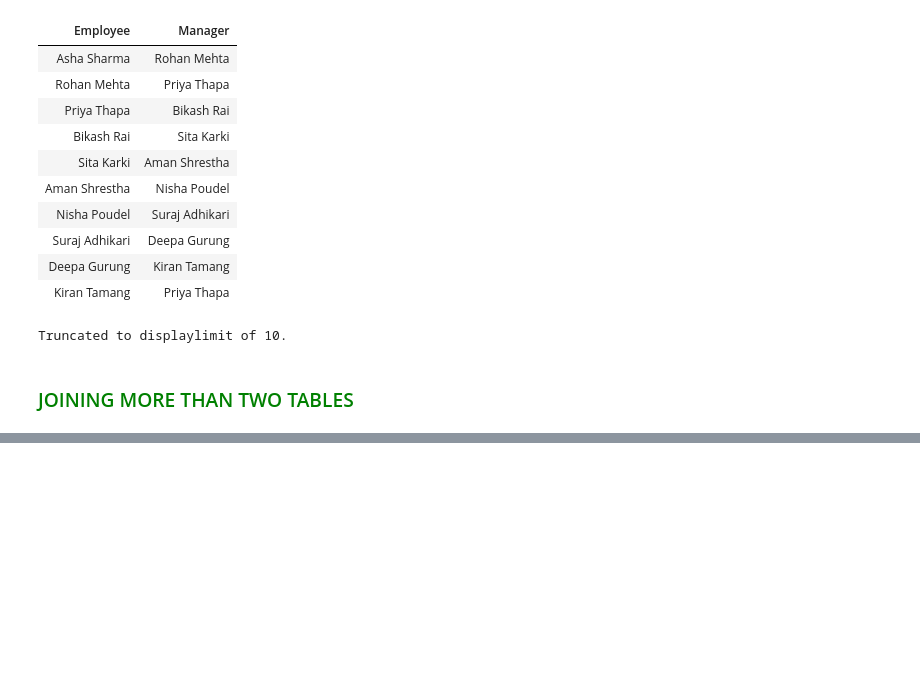
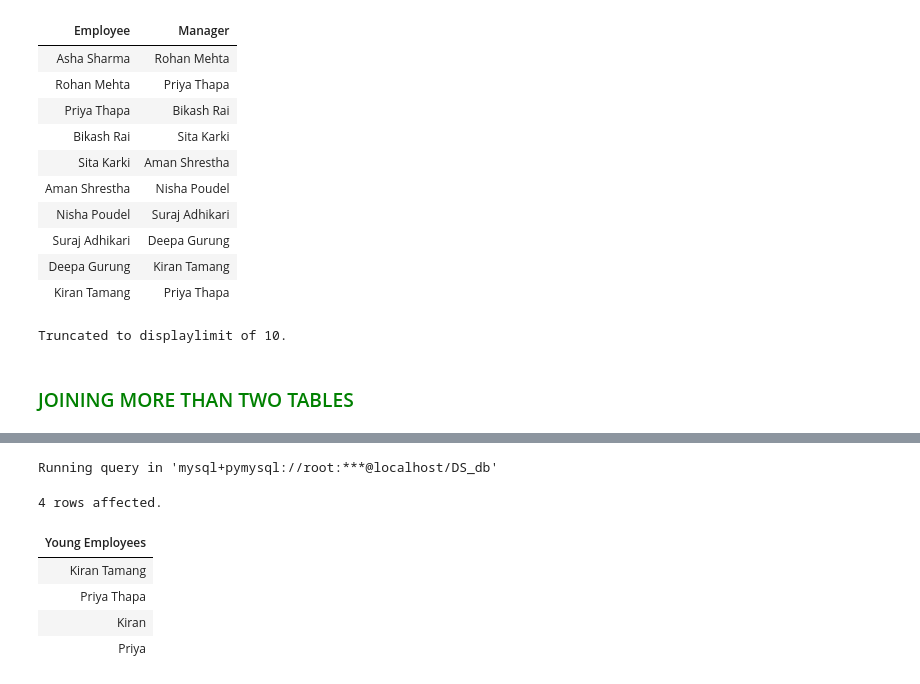
Before and after one commit to Kartika-Nidhi/SQLNotes, a Jupyter notebook: SQLNotes.ipynb, the cells around one changed output, grey strips where cells are left out. Cells and saved outputs as stored; diff of their text form; code cells hidden in the pictures; blank space fills up the shorter version.

```diff
--- a/SQLNotes.ipynb
+++ b/SQLNotes.ipynb
@@ -809,0 +880,19 @@ Truncated to displaylimit of 10.
+# %%
+%%sql
+
+SELECT name 'Young Employees'
+FROM employees
+WHERE age <25
+
+UNION
+SELECT first_name 'Young Employees'
+FROM employees_info
+WHERE age <25;
+# %% [output]
+Running query in 'mysql+pymysql://root:***@localhost/DS_db'
+4 rows affected.
+| Young Employees |
+| Kiran Tamang |
+| Priya Thapa |
+| Kiran |
+| Priya |
```
Also changed, not shown: parts of 11 cells of this notebook.
